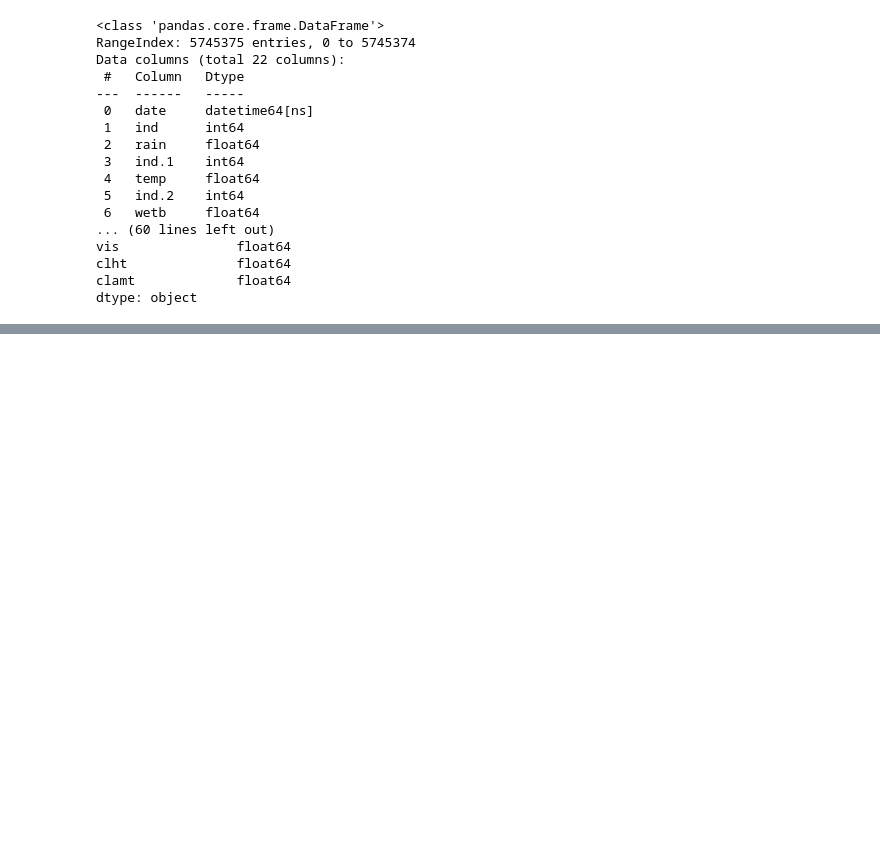
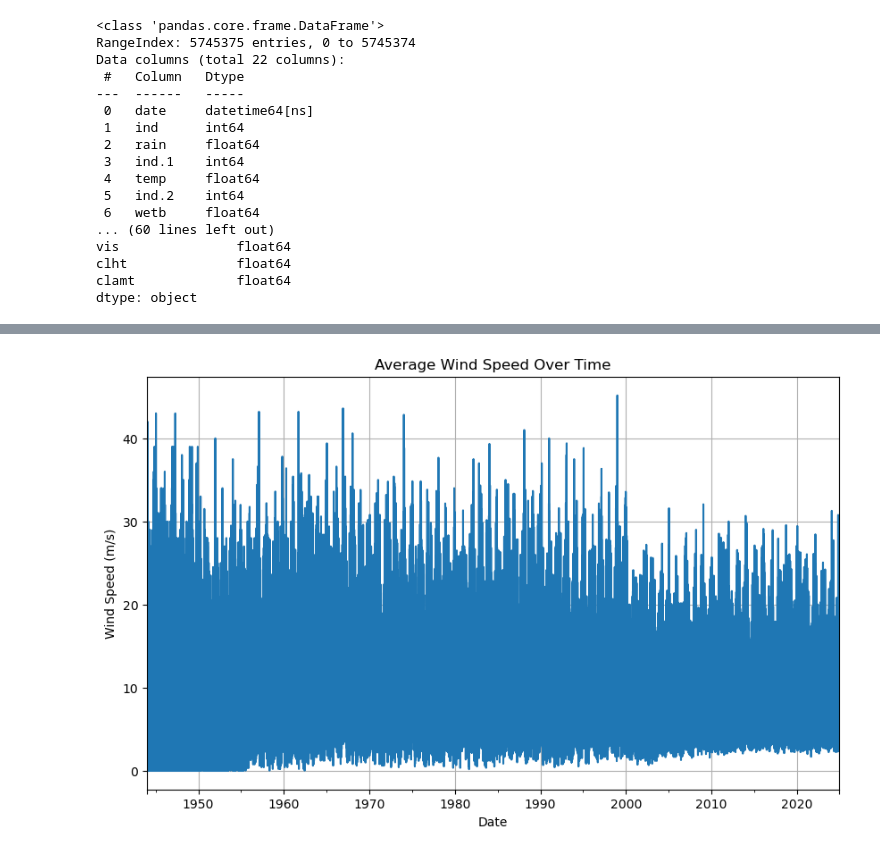
Before and after one commit to morgam7/PFDA-project, a Jupyter notebook: wind_farm_analysis.ipynb, the cells around one changed output, grey strips where cells are left out. Drawn from its saved outputs; the diff is of its cells as text; code cells hidden in the pictures; blank space fills up the shorter version.

```diff
--- a/wind_farm_analysis.ipynb
+++ b/wind_farm_analysis.ipynb
@@ -268,0 +280,10 @@ dtype: object
+# %%
+plt.figure(figsize=(10, 6))
+subset_data.groupby('date')['wdsp'].mean().plot(kind='line')
+plt.title("Average Wind Speed Over Time")
+plt.xlabel("Date")
+plt.ylabel("Wind Speed (m/s)")
+plt.grid()
+plt.show()
+# %% [output]
+[figure, added]
```
Also changed, not shown: parts of 3 cells of this notebook.
